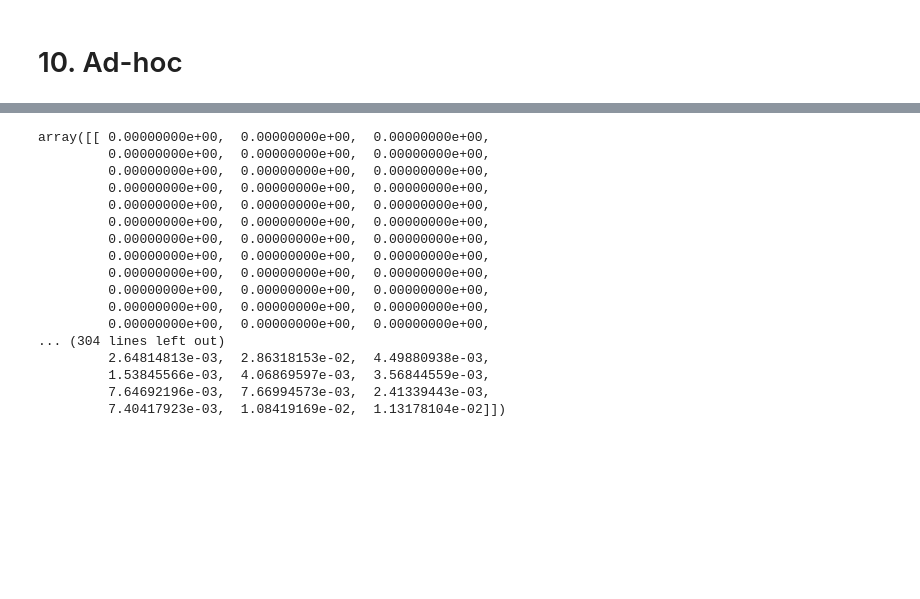
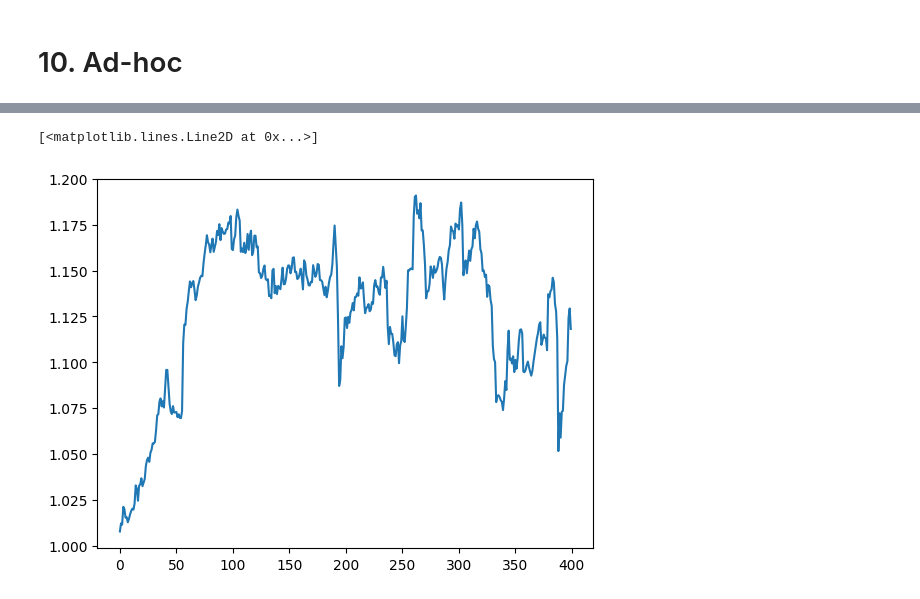
Before and after one commit to DataJakob/BBAN5000-Master-Thesis, a Jupyter notebook: test.ipynb, the cells around one changed output, grey strips where cells are left out. Drawn from its saved outputs; the diff is of its cells as text; code cells hidden in the pictures; blank space fills up the shorter version.

```diff
--- a/test.ipynb
+++ b/test.ipynb
@@ -122,8 +122,8 @@ theta.convey_results()
 # %% [markdown]
 <h1> 10. Ad-hoc </h1>
 # %%
-ret = pd.read_csv("Data/Input/Total.csv")
-sterlingfalse = pd.read_csv("Data/RL_weights_Sterling_esg_false.csv")
+ret = pd.read_csv("Data/Input/StockReturns.csv")
+weights = pd.read_csv("Data/RL_weights_Return_esg_false.csv")
 
 train_set = ret.iloc[:int(0.85*len(ret))]
 test_set = ret.iloc[int(0.85*len(ret)):]
@@ -172,20 +129,0 @@ bravo =pd.DataFrame(np.array([np.repeat(0,5) for i in range(96)]))
-# %%
-np.array(pd.concat([bravo.T, actual_data.T]))
-# %% [output]
-array([[ 0.00000000e+00,  0.00000000e+00,  0.00000000e+00,
-         0.00000000e+00,  0.00000000e+00,  0.00000000e+00,
-         0.00000000e+00,  0.00000000e+00,  0.00000000e+00,
-         0.00000000e+00,  0.00000000e+00,  0.00000000e+00,
-         0.00000000e+00,  0.00000000e+00,  0.00000000e+00,
-         0.00000000e+00,  0.00000000e+00,  0.00000000e+00,
-         0.00000000e+00,  0.00000000e+00,  0.00000000e+00,
-         0.00000000e+00,  0.00000000e+00,  0.00000000e+00,
-         0.00000000e+00,  0.00000000e+00,  0.00000000e+00,
-         0.00000000e+00,  0.00000000e+00,  0.00000000e+00,
-         0.00000000e+00,  0.00000000e+00,  0.00000000e+00,
-         0.00000000e+00,  0.00000000e+00,  0.00000000e+00,
-... (304 lines left out)
-         2.64814813e-03,  2.86318153e-02,  4.49880938e-03,
-         1.53845566e-03,  4.06869597e-03,  3.56844559e-03,
-         7.64692196e-03,  7.66994573e-03,  2.41339443e-03,
-         7.40417923e-03,  1.08419169e-02,  1.13178104e-02]])
@@ -191,0 +132,8 @@ array([[ 0.00000000e+00,  0.00000000e+00,  0.00000000e+00,
+# %%
+alfa = np.array([np.dot(test_set.iloc[i+1], weights.iloc[i]) for i in range(len(test_set)-1)])
+# %%
+import matplotlib.pyplot as plt
+plt.plot(np.cumprod(alfa[-400:]+1))
+# %% [output]
+[<matplotlib.lines.Line2D at 0x...>]
+[figure, added]
```
Also changed, not shown: parts of 12 cells of this notebook, 22 other files.
